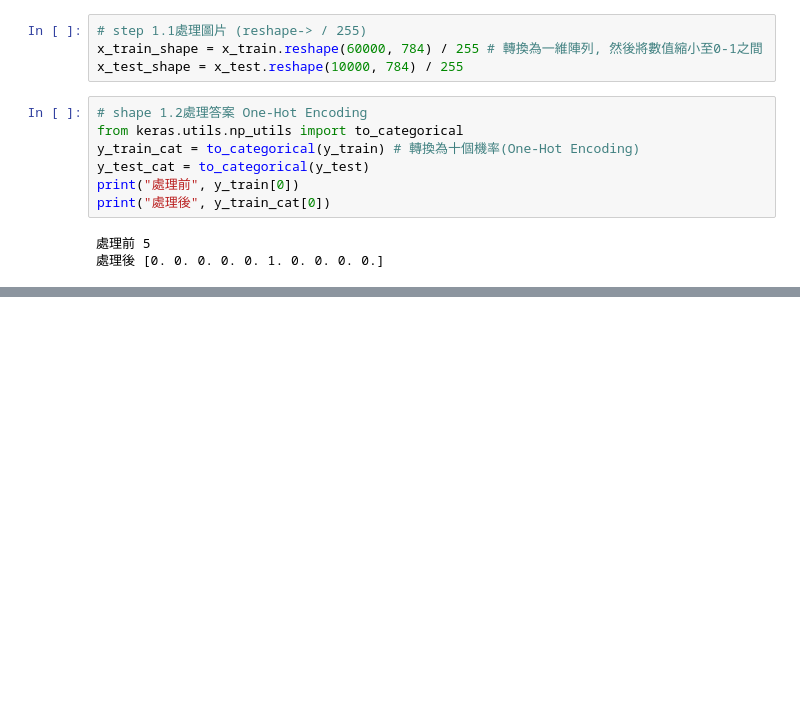
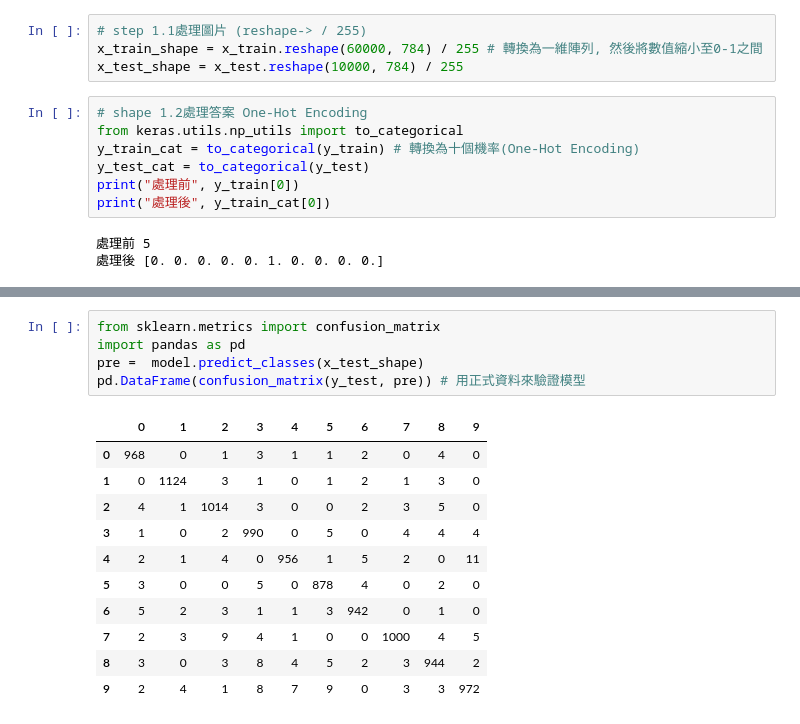
Before and after one commit to Anarki1983/ML, a Jupyter notebook: mlp_mnist.ipynb, the cells around one changed output, grey strips where cells are left out. Saved outputs shown, nothing was run; the diff lists cells and outputs as text; blank space fills up the shorter version.

```diff
--- a/mlp_mnist.ipynb
+++ b/mlp_mnist.ipynb
@@ -48,0 +204,17 @@ print("處理後", y_train_cat[0])
+# %%
+from sklearn.metrics import confusion_matrix
+import pandas as pd
+pre =  model.predict_classes(x_test_shape)
+pd.DataFrame(confusion_matrix(y_test, pre)) # 用正式資料來驗證模型
+# %% [output]
+|  | 0 | 1 | 2 | 3 | 4 | 5 | 6 | 7 | 8 | 9 |
+| 0 | 968 | 0 | 1 | 3 | 1 | 1 | 2 | 0 | 4 | 0 |
+| 1 | 0 | 1124 | 3 | 1 | 0 | 1 | 2 | 1 | 3 | 0 |
+| 2 | 4 | 1 | 1014 | 3 | 0 | 0 | 2 | 3 | 5 | 0 |
+| 3 | 1 | 0 | 2 | 990 | 0 | 5 | 0 | 4 | 4 | 4 |
+| 4 | 2 | 1 | 4 | 0 | 956 | 1 | 5 | 2 | 0 | 11 |
+| 5 | 3 | 0 | 0 | 5 | 0 | 878 | 4 | 0 | 2 | 0 |
+| 6 | 5 | 2 | 3 | 1 | 1 | 3 | 942 | 0 | 1 | 0 |
+| 7 | 2 | 3 | 9 | 4 | 1 | 0 | 0 | 1000 | 4 | 5 |
+| 8 | 3 | 0 | 3 | 8 | 4 | 5 | 2 | 3 | 944 | 2 |
+| 9 | 2 | 4 | 1 | 8 | 7 | 9 | 0 | 3 | 3 | 972 |
```
Also changed, not shown: parts of 16 cells of this notebook.
